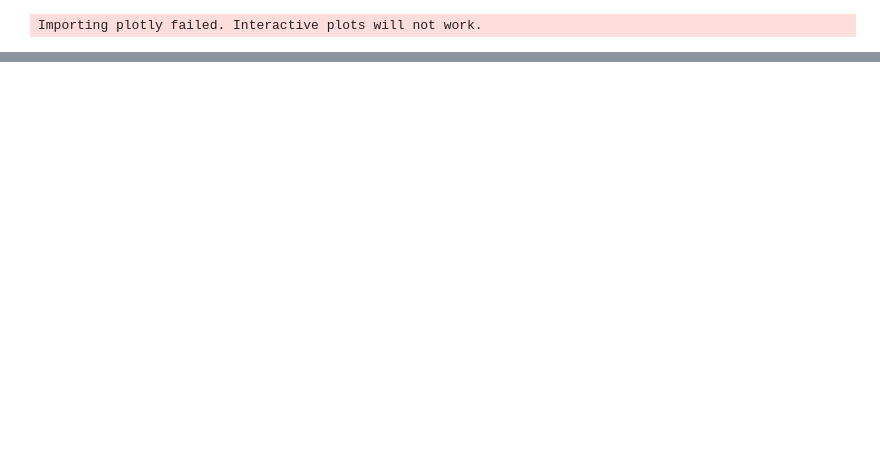
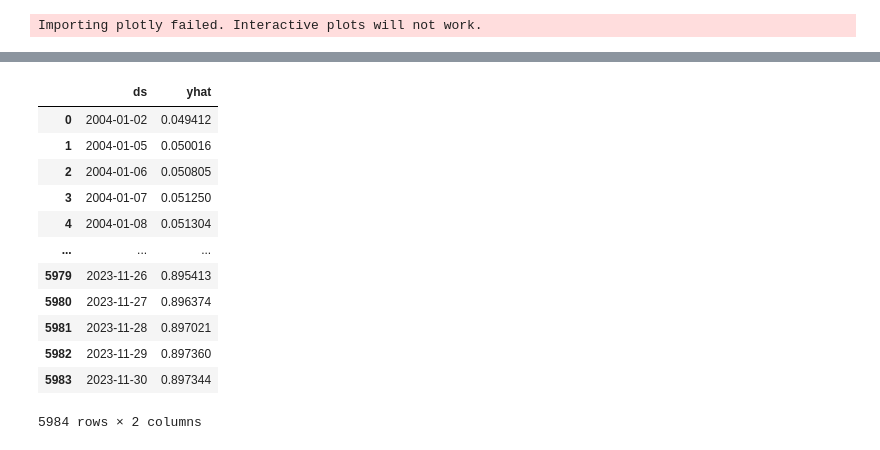
Before and after one commit to kurone02/currency-exchange-forecast, a Jupyter notebook: prophet.ipynb, the cells around one changed output, grey strips where cells are left out. Saved outputs shown, nothing was run; the diff lists cells and outputs as text; code cells hidden in the pictures; blank space fills up the shorter version.

```diff
--- a/prophet.ipynb
+++ b/prophet.ipynb
@@ -49,8 +61,8 @@ print(len(train), len(test))
 # %%
 param_grid = {
     'seasonality_mode': ['additive', 'multiplicative'], #['additive', 'multiplicative']
-    'changepoint_prior_scale': [0.001, 0.01, 0.05], #[0.01, 0.1, 0.5]
-    'seasonality_prior_scale': [1, 10, 30], #[1, 10, 30]
+    'changepoint_prior_scale': [0.001, 0.01, 0.1, 0.5], #[0.01, 0.1, 0.5]
+    'seasonality_prior_scale': [0.01, 0.1, 1.0, 10.0], #[1, 10, 30]
 }
 # %%
 best_params = {}
@@ -123,0 +135,21 @@ forecast = best_model.predict(future)
+# %%
+# future = data.copy().drop('y', axis=1)
+# future.reset_index(drop=True, inplace=True)
+future = model.make_future_dataframe(periods=test_size+30)
+forecast = model.predict(future)
+forecast = forecast[['ds', 'yhat']]
+forecast
+# %% [output]
+|  | ds | yhat |
+| 0 | 2004-01-02 | 0.049412 |
+| 1 | 2004-01-05 | 0.050016 |
+| 2 | 2004-01-06 | 0.050805 |
+| 3 | 2004-01-07 | 0.051250 |
+| 4 | 2004-01-08 | 0.051304 |
+| ... | ... | ... |
+| 5979 | 2023-11-26 | 0.895413 |
+| 5980 | 2023-11-27 | 0.896374 |
+| 5981 | 2023-11-28 | 0.897021 |
+| 5982 | 2023-11-29 | 0.897360 |
+| 5983 | 2023-11-30 | 0.897344 |
+5984 rows × 2 columns
```
Also changed, not shown: parts of 31 cells of this notebook, 9 other files.
